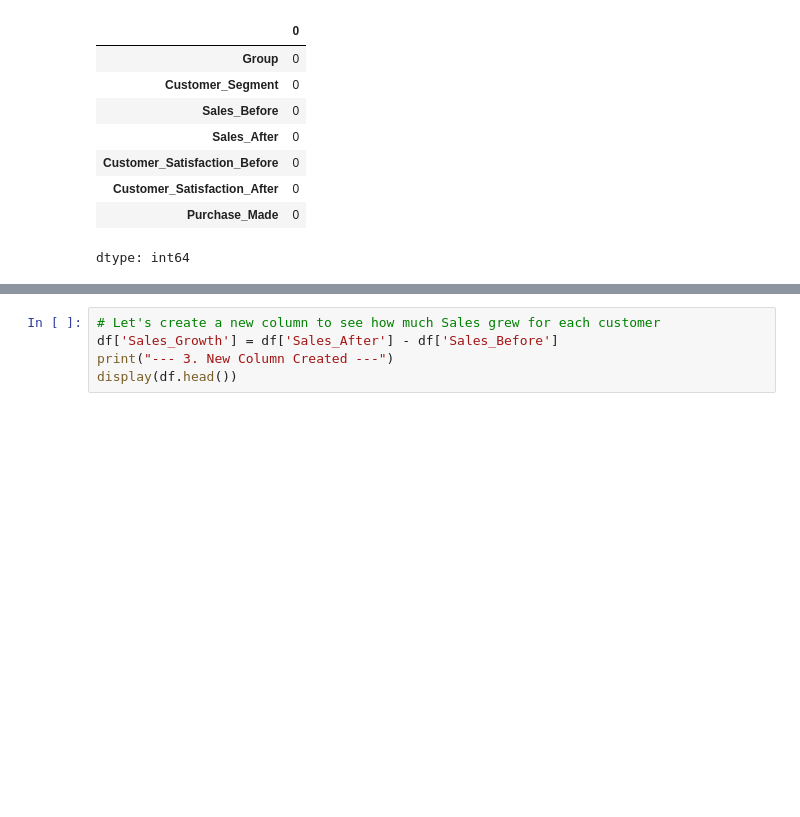
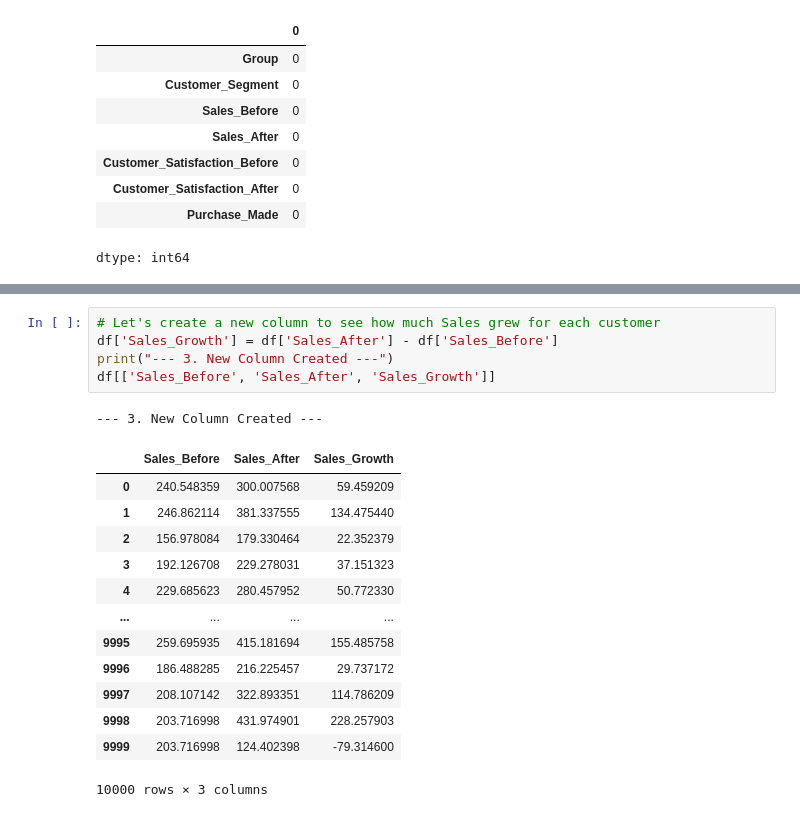
Before and after one commit to ConradNats/Codomax-Internship-Task1, a Jupyter notebook: Module_02_Data_Analysis.ipynb, the cells around one changed output, grey strips where cells are left out. Drawn from its saved outputs; the diff is of its cells as text; blank space fills up the shorter version.

```diff
--- a/Module_02_Data_Analysis.ipynb
+++ b/Module_02_Data_Analysis.ipynb
@@ -67,5 +100,20 @@ dtype: int64
 # %%
 # Let's create a new column to see how much Sales grew for each customer
 df['Sales_Growth'] = df['Sales_After'] - df['Sales_Before']
 print("--- 3. New Column Created ---")
-display(df.head())
+df[['Sales_Before', 'Sales_After', 'Sales_Growth']]
+# %% [output]
+--- 3. New Column Created ---
+|  | Sales_Before | Sales_After | Sales_Growth |
+| 0 | 240.548359 | 300.007568 | 59.459209 |
+| 1 | 246.862114 | 381.337555 | 134.475440 |
+| 2 | 156.978084 | 179.330464 | 22.352379 |
+| 3 | 192.126708 | 229.278031 | 37.151323 |
+| 4 | 229.685623 | 280.457952 | 50.772330 |
+| ... | ... | ... | ... |
+| 9995 | 259.695935 | 415.181694 | 155.485758 |
+| 9996 | 186.488285 | 216.225457 | 29.737172 |
+| 9997 | 208.107142 | 322.893351 | 114.786209 |
+| 9998 | 203.716998 | 431.974901 | 228.257903 |
+| 9999 | 203.716998 | 124.402398 | -79.314600 |
+10000 rows × 3 columns
```
Also changed, not shown: parts of 8 cells of this notebook.
